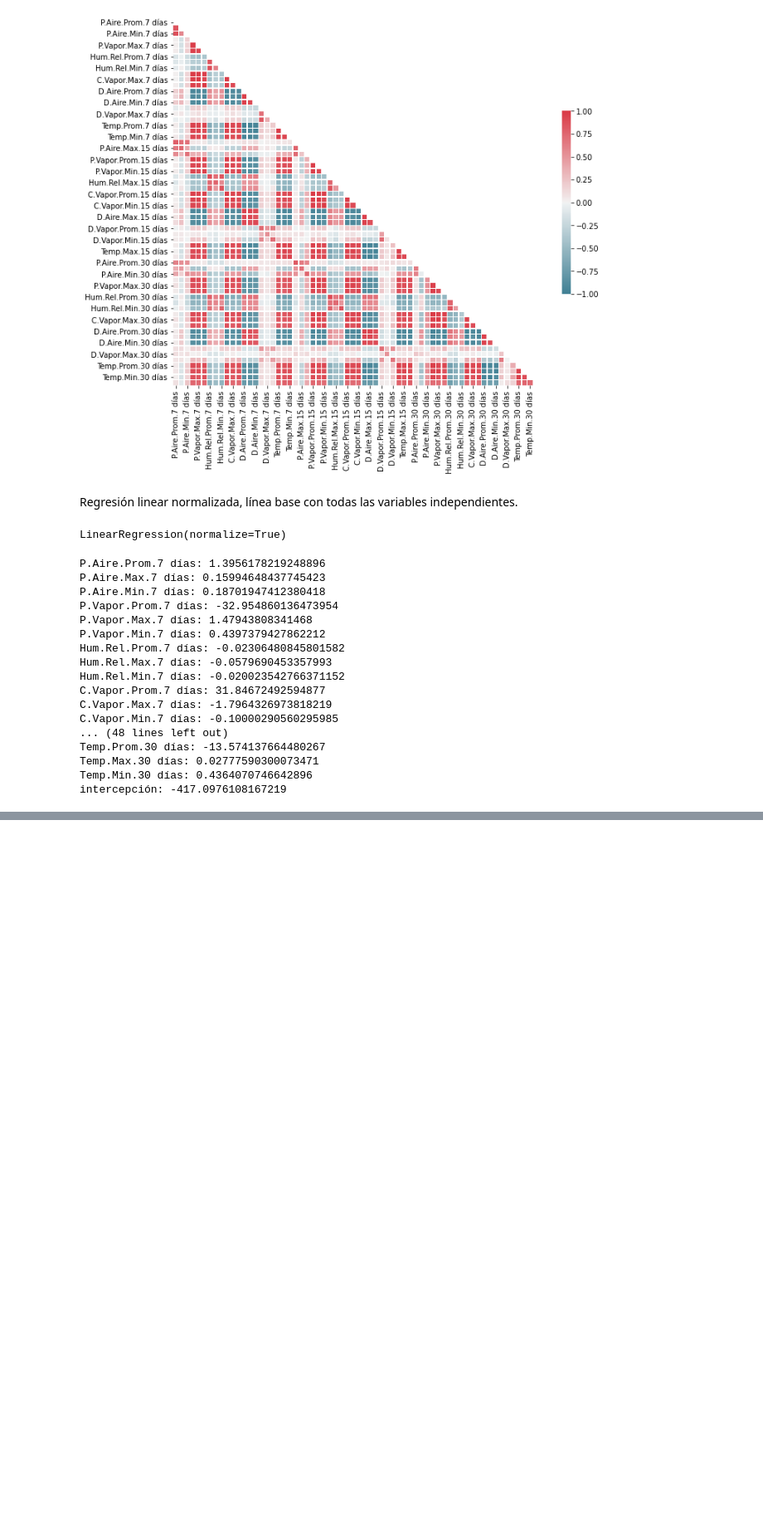
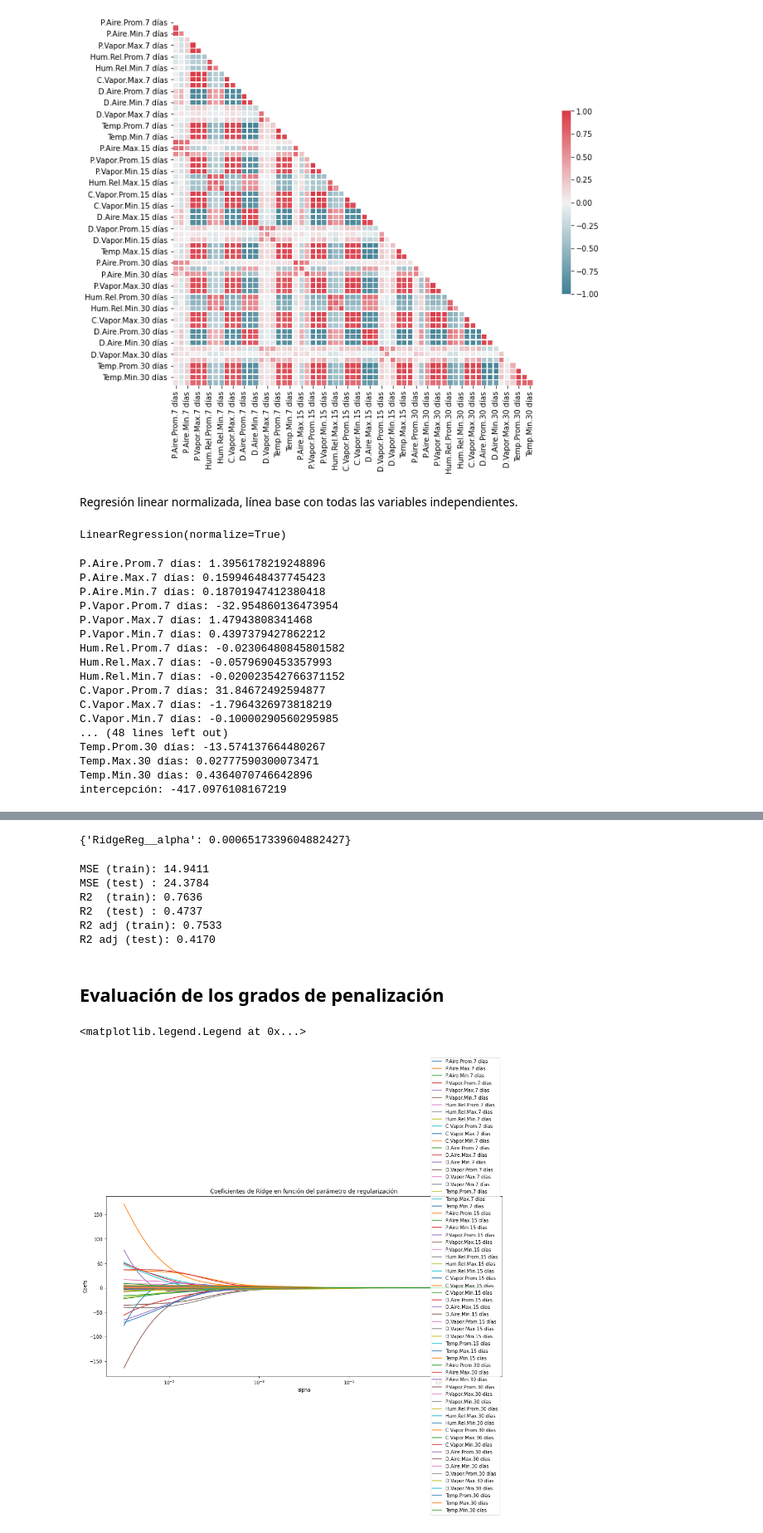
Before and after one commit to josemoncada87/tallerFDA2, a Jupyter notebook: Taller Fundamentos de Analítica de Datos II - Enunciado.ipynb, the cells around one changed output, grey strips where cells are left out. Shown at 83% size. Cells and saved outputs as stored; diff of their text form; code cells hidden in the pictures; blank space fills up the shorter version.

Commit message:
Ridge & Lasso

```diff
--- a/Taller Fundamentos de Analítica de Datos II - Enunciado.ipynb
+++ b/Taller Fundamentos de Analítica de Datos II - Enunciado.ipynb
@@ -702,0 +818,5 @@ NameError: name 'train_x' is not defined
+# %%
+metrica = 'r2'#'neg_mean_squared_error'
+n_alphas = 200
+alphas = np.logspace(-6, 2, n_alphas)
+alphas[:5]
@@ -702,0 +853,60 @@ NameError: name 'train_x' is not defined
+# %%
+steps = [("RidgeReg", Ridge(fit_intercept=True, normalize=False))]
+pipeline = Pipeline(steps)
+parametros = {'RidgeReg__alpha':alphas}
+grid2B = GridSearchCV(pipeline, param_grid=parametros, cv=5, scoring=metrica, iid=True)
+grid2B.fit(X_train, y_train)
+print(grid2B.best_params_)
+# %% [output]
+{'RidgeReg__alpha': 0.0006517339604882427}
+# %%
+train_y_pred = grid2B.best_estimator_.predict(X_train)
+test_y_pred = grid2B.best_estimator_.predict(X_test)
+print("MSE (train): {:.4f}".format(mean_squared_error(y_train, train_y_pred)))
+print("MSE (test) : {:.4f}".format(mean_squared_error(y_test, test_y_pred)))
+print("R2  (train): {:.4f}".format(r2_score(y_train, train_y_pred)))
+print("R2  (test) : {:.4f}".format(r2_score(y_test, test_y_pred)))
+print("R2 adj (train): {:.4f}".format(r2adj(y_train, train_y_pred, X_train.shape[1])))
+print("R2 adj (test): {:.4f}".format(r2adj(y_test, test_y_pred, X_test.shape[1])))
+# %% [output]
+MSE (train): 14.9411
+MSE (test) : 24.3784
+R2  (train): 0.7636
+R2  (test) : 0.4737
+R2 adj (train): 0.7533
+R2 adj (test): 0.4170
+# %% [markdown]
+## Evaluación de los grados de penalización
+# %%
+stdmodel = StandardScaler()
+train_x_std = stdmodel.fit_transform(X_train, np.ravel(y_train))
+test_x_std = stdmodel.transform(X_test)
+# %%
+coefs = []
+r2adj_train_vec = []
+r2adj_test_vec = []
+
+for a in alphas:
+    ridge = Ridge(alpha=a, fit_intercept=True, normalize=True)
+    ridge.fit(train_x_std, y_train)
+    coefs.append(ridge.coef_)
+    train_y_pred = ridge.predict(train_x_std)
+    test_y_pred = ridge.predict(test_x_std)
+    r2_aj_train = r2adj(y_train, train_y_pred, train_x_std.shape[1])
+    r2_aj_test = r2adj(y_test, test_y_pred, test_x_std.shape[1])
+    r2adj_train_vec.append(r2_aj_train)
+    r2adj_test_vec.append(r2_aj_test)
+# %%
+plt.figure(figsize=(15,7))
+ax = plt.gca() # get current axis
+plt.plot(alphas, np.squeeze(coefs))
+ax.set_xscale('log')
+#ax.set_xlim(ax.get_xlim()[::-1])  # reverse axis
+plt.axis('tight')
+plt.xlabel('alpha')
+plt.ylabel('Coefs')
+plt.title('Coeficientes de Ridge en función del parámetro de regularización')
+plt.legend(indep_vars, loc="right")
+# %% [output]
+<matplotlib.legend.Legend at 0x...>
+[figure, added]
```
Also changed, not shown: parts of 25 cells of this notebook.
